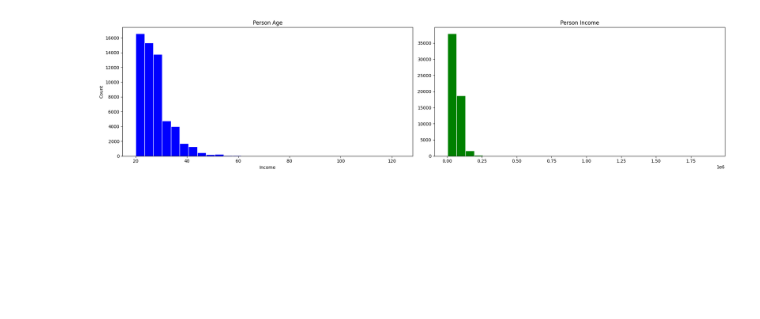
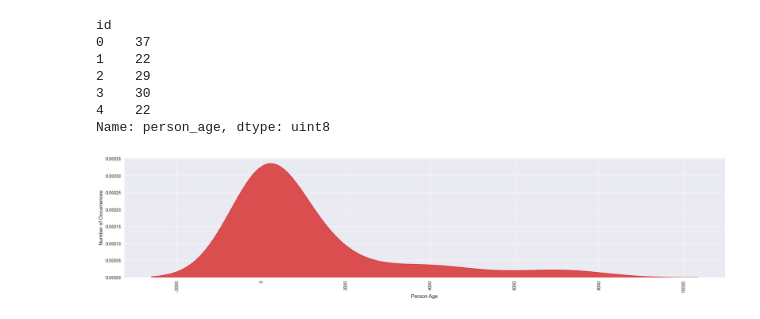
Before and after one commit to jasonwj96/kaggle-projects, a Jupyter notebook: Loan Approval Prediction.ipynb, the cells around one changed output. Cells and saved outputs as stored; diff of their text form; code cells hidden in the pictures; blank space fills up the shorter version.

```diff
--- a/Loan Approval Prediction.ipynb
+++ b/Loan Approval Prediction.ipynb
@@ -17,3 +20,5 @@ from sklearn.compose import ColumnTransformer
+# %%
+color = sns.color_palette()
 # %%
 train_df: DataFrame = load_dataset("loan-approval-prediction-clone", index=False)
 train_df.head()
@@ -44,4 +32,0 @@ dtype: object
-# %%
-train_df = train_df.astype({col: 'int32' for col in train_df.select_dtypes('int64').columns})
-train_df = train_df.astype({col: 'float32' for col in train_df.select_dtypes('float64').columns})
-train_df.dtypes
@@ -65,7 +92,9 @@ categorical_cols = ['person_home_ownership', 'loan_intent', 'loan_grade',
 # %%
-train_df = pd.get_dummies(train_df,
-                          columns=categorical_cols,
-                          drop_first=True)
+categorical_cols = ['person_home_ownership', 'loan_intent', 'loan_grade','cb_person_default_on_file']
+
+#train_df = pd.get_dummies(train_df,
+#                          columns=categorical_cols,
+#                          drop_first=True)
 
 train_df.columns = [col.lower() for col in train_df.columns]
 
@@ -109,18 +126,19 @@ train_df[train_df['person_age'] == 123]
+# %%
+train_df['person_age'].head()
+# %% [output]
+id
+0    37
+1    22
+2    29
+3    30
+4    22
+Name: person_age, dtype: uint8
 # %%
-fig, axis = plt.subplots(1, 2, figsize=(20, 5))
-
-#plt.figure(figsize=(20, 5))
-axis[0].hist(train_df['person_age'], bins=30, color='blue', edgecolor='white')
-axis[0].set_title('Person Age')
-axis[0].set_xlabel('Age')
-axis[0].set_ylabel('Count')
-
-# Gráfico 2
-axis[1].hist(train_df['person_income'], bins=30, color='green', edgecolor='white')
-axis[1].set_title('Person Income')
-axis[0].set_xlabel('Income')
-axis[0].set_ylabel('Count')
-
-plt.tight_layout()
+plt.figure(figsize=(25,5))
+sns.kdeplot(train_df['person_age'].value_counts(), alpha=0.8, color=color[3], fill=True)
+plt.xticks(rotation='vertical')
+plt.xlabel('Person Age', fontsize=12)
+plt.ylabel('Number of Occurrences', fontsize=12)
+plt.show()
 # %% [output]
-[figure, old version]
+[figure, new version]
```
Also changed, not shown: parts of 12 cells of this notebook, 2 other files.
